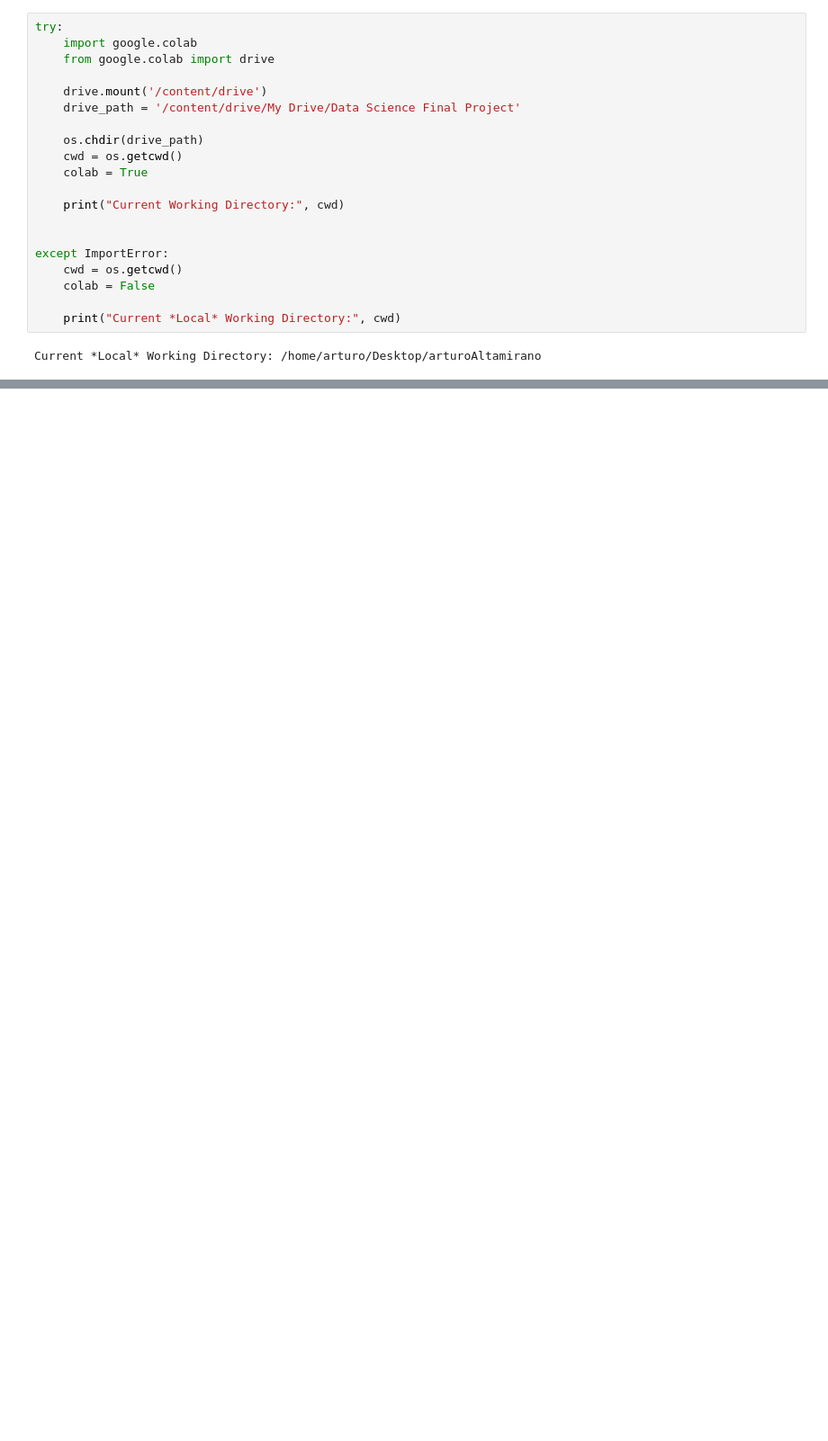
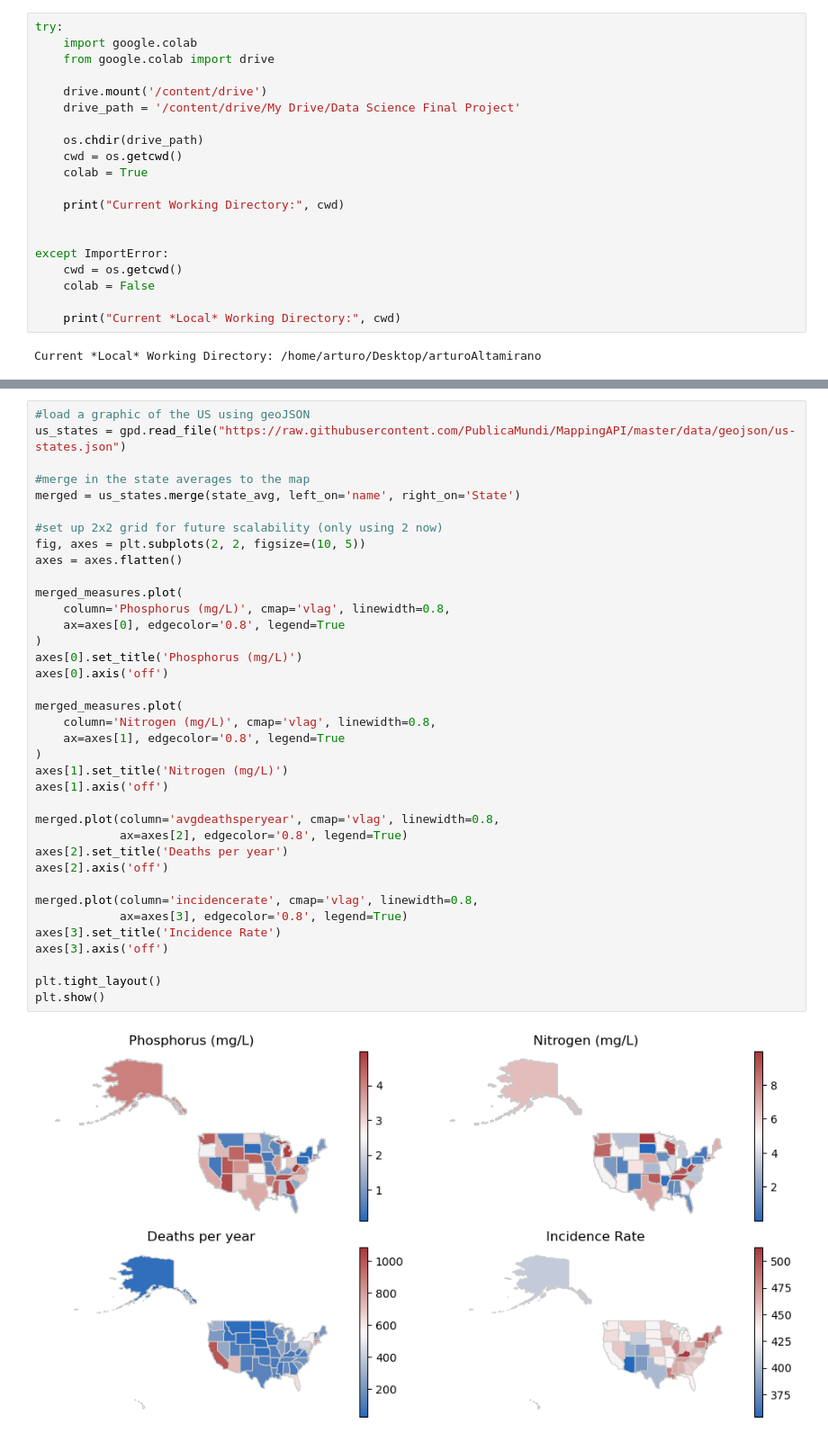
Before and after one commit to arturoAltamirano/arturoAltamirano, a Jupyter notebook: polutionLouisiana.ipynb, the cells around one changed output, grey strips where cells are left out. Shown at 90% size. Saved outputs shown, nothing was run; the diff lists cells and outputs as text; blank space fills up the shorter version.

```diff
--- a/polutionLouisiana.ipynb
+++ b/polutionLouisiana.ipynb
@@ -844,0 +173,39 @@ See the caveats in the documentation: https://pandas.pydata.org/pandas-docs/stab
+# %%
+#load a graphic of the US using geoJSON
+us_states = gpd.read_file("https://raw.githubusercontent.com/PublicaMundi/MappingAPI/master/data/geojson/us-states.json")
+
+#merge in the state averages to the map
+merged = us_states.merge(state_avg, left_on='name', right_on='State')
+
+#set up 2x2 grid for future scalability (only using 2 now)
+fig, axes = plt.subplots(2, 2, figsize=(10, 5))
+axes = axes.flatten()
+
+merged_measures.plot(
+    column='Phosphorus (mg/L)', cmap='vlag', linewidth=0.8,
+    ax=axes[0], edgecolor='0.8', legend=True
+)
+axes[0].set_title('Phosphorus (mg/L)')
+axes[0].axis('off')
+
+merged_measures.plot(
+    column='Nitrogen (mg/L)', cmap='vlag', linewidth=0.8,
+    ax=axes[1], edgecolor='0.8', legend=True
+)
+axes[1].set_title('Nitrogen (mg/L)')
+axes[1].axis('off')
+
+merged.plot(column='avgdeathsperyear', cmap='vlag', linewidth=0.8,
+            ax=axes[2], edgecolor='0.8', legend=True)
+axes[2].set_title('Deaths per year')
+axes[2].axis('off')
+
+merged.plot(column='incidencerate', cmap='vlag', linewidth=0.8,
+            ax=axes[3], edgecolor='0.8', legend=True)
+axes[3].set_title('Incidence Rate')
+axes[3].axis('off')
+
+plt.tight_layout()
+plt.show()
+# %% [output]
+[figure, added]
```
Also changed, not shown: parts of 72 cells of this notebook, 2 other files.
